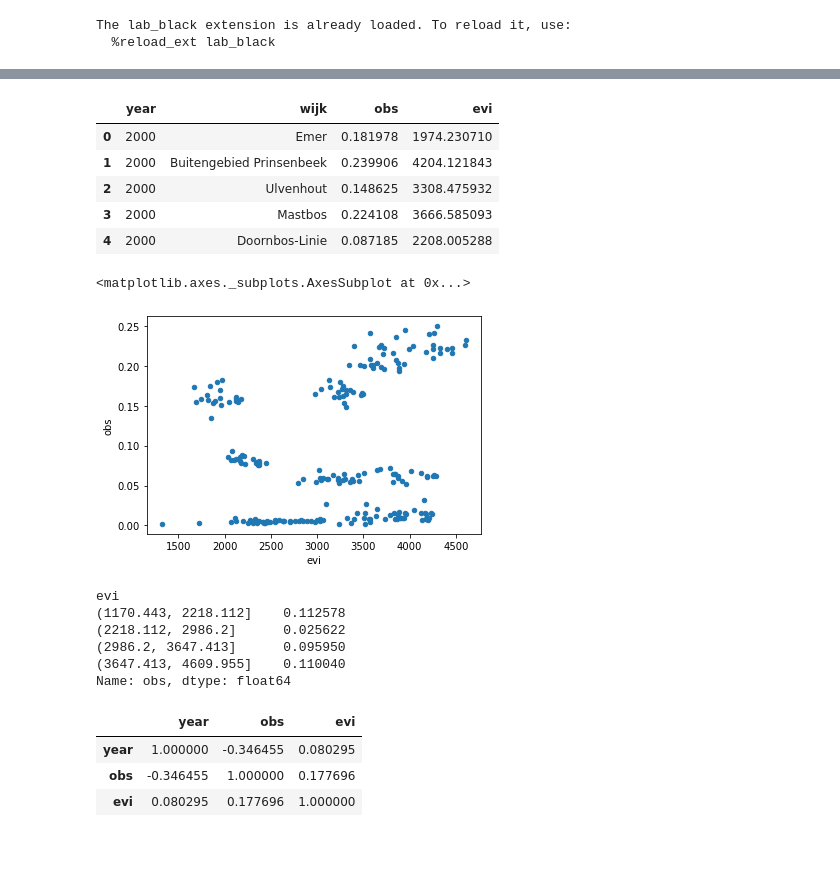
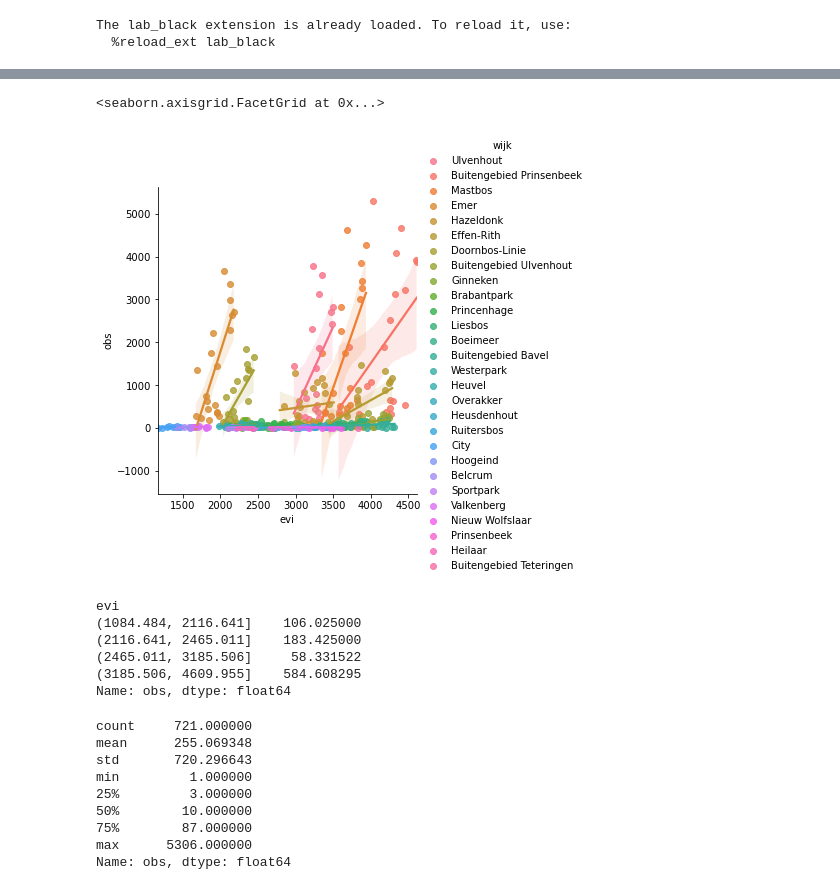
Before and after one commit to esquire900/hackaton-2020, a Jupyter notebook: waarnemingen/obs.org-match-evi.ipynb, the cells around one changed output, grey strips where cells are left out. Drawn from its saved outputs; the diff is of its cells as text; code cells hidden in the pictures; blank space fills up the shorter version.

```diff
--- a/waarnemingen/obs.org-match-evi.ipynb
+++ b/waarnemingen/obs.org-match-evi.ipynb
@@ -3,27 +3,38 @@
 import pandas as pd
 
 df = pd.read_hdf("../data/observations.hdf", "key")
+df.obs_rarity = df.obs_rarity.clip(1, 1)
+df = df.groupby(["BU_NAAM", "year"]).sum()
+df = df[df.obs_rarity > 0].sort_values("year")
+df = df.obs_rarity.unstack("year")
+
+df_norm = df / df.sum()
+df_norm = df_norm.T
+
+df_norm_wijk = df.T / df.T.mean()
+
 df_evi = pd.read_csv("../data/satdata/evi.csv", index_col=0)
 df_evi["year"] = df_evi.index.str.slice(0, 4)
 df_evi_year = df_evi.groupby(df_evi.year).mean()
 df_evi_year.index = df_evi_year.index.astype(int)
 df_evi_year_change = df_evi_year.ffill().pct_change()
-df = df.groupby(["BU_NAAM", "year"]).sum()
-df = df[df.obs_rarity > 50].sort_values("year")
-df = df.obs_rarity.unstack("year")
-df_norm = df / df.sum()
-df_norm = df_norm.T
-df_change = df_norm.T.ffill().pct_change().T
 # %% [output]
 The lab_black extension is already loaded. To reload it, use:
   %reload_ext lab_black
 # %%
 # heel lelijk
 res = []
-for year, row in df_norm.iterrows():
+for (
+    year,
+    row,
+) in (
+    df.T.iterrows()
+):  # itereer over df_norm (normalized per year (/ sum year)) of over df.T
     for wijk in row.keys():
         try:
             evi_val = df_evi_year.loc[int(year)][wijk]
         except Exception:
             continue
         res.append({"year": year, "wijk": wijk, "obs": row[wijk], "evi": evi_val})
+df_res = pd.DataFrame(res)
+df_res.head()
@@ -30,31 +48,28 @@ for year, row in df_norm.iterrows():
-# %%
-df_res = pd.DataFrame(res)
-df_res.head()
-# %% [output]
-|  | year | wijk | obs | evi |
-| 0 | 2000 | Emer | 0.181978 | 1974.230710 |
-| 1 | 2000 | Buitengebied Prinsenbeek | 0.239906 | 4204.121843 |
-| 2 | 2000 | Ulvenhout | 0.148625 | 3308.475932 |
-| 3 | 2000 | Mastbos | 0.224108 | 3666.585093 |
-| 4 | 2000 | Doornbos-Linie | 0.087185 | 2208.005288 |
-# %%
-df_res.plot.scatter("evi", "obs")
-# %% [output]
-<matplotlib.axes._subplots.AxesSubplot at 0x...>
-[figure, removed]
+# %%
+import seaborn as sns
+
+sns.lmplot("evi", "obs", data=df_res, hue="wijk")
+# %% [output]
+<seaborn.axisgrid.FacetGrid at 0x...>
+[figure, added]
 # %%
 df_res.obs.groupby(pd.qcut(df_res.evi, 4)).mean()
 # %% [output]
 evi
-(1170.443, 2218.112]    0.112578
-(2218.112, 2986.2]      0.025622
-(2986.2, 3647.413]      0.095950
-(3647.413, 4609.955]    0.110040
+(1084.484, 2116.641]    106.025000
+(2116.641, 2465.011]    183.425000
+(2465.011, 3185.506]     58.331522
+(3185.506, 4609.955]    584.608295
 Name: obs, dtype: float64
-# %%
-df_res.corr()
-# %% [output]
-|  | year | obs | evi |
-| year | 1.000000 | -0.346455 | 0.080295 |
-| obs | -0.346455 | 1.000000 | 0.177696 |
-| evi | 0.080295 | 0.177696 | 1.000000 |
+# %%
+df_res.obs.describe()
+# %% [output]
+count     721.000000
+mean      255.069348
+std       720.296643
+min         1.000000
+25%         3.000000
+50%        10.000000
+75%        87.000000
+max      5306.000000
+Name: obs, dtype: float64
```
Also changed, not shown: parts of 9 cells of this notebook, 1 other file.
